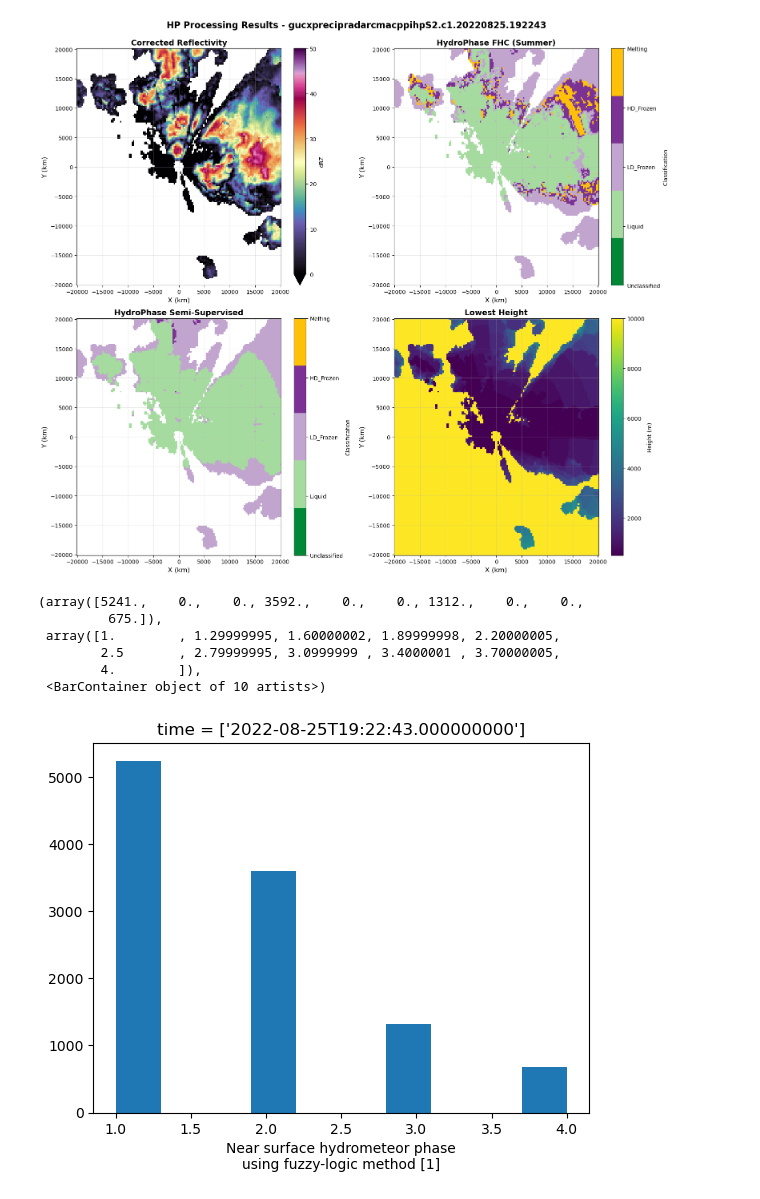
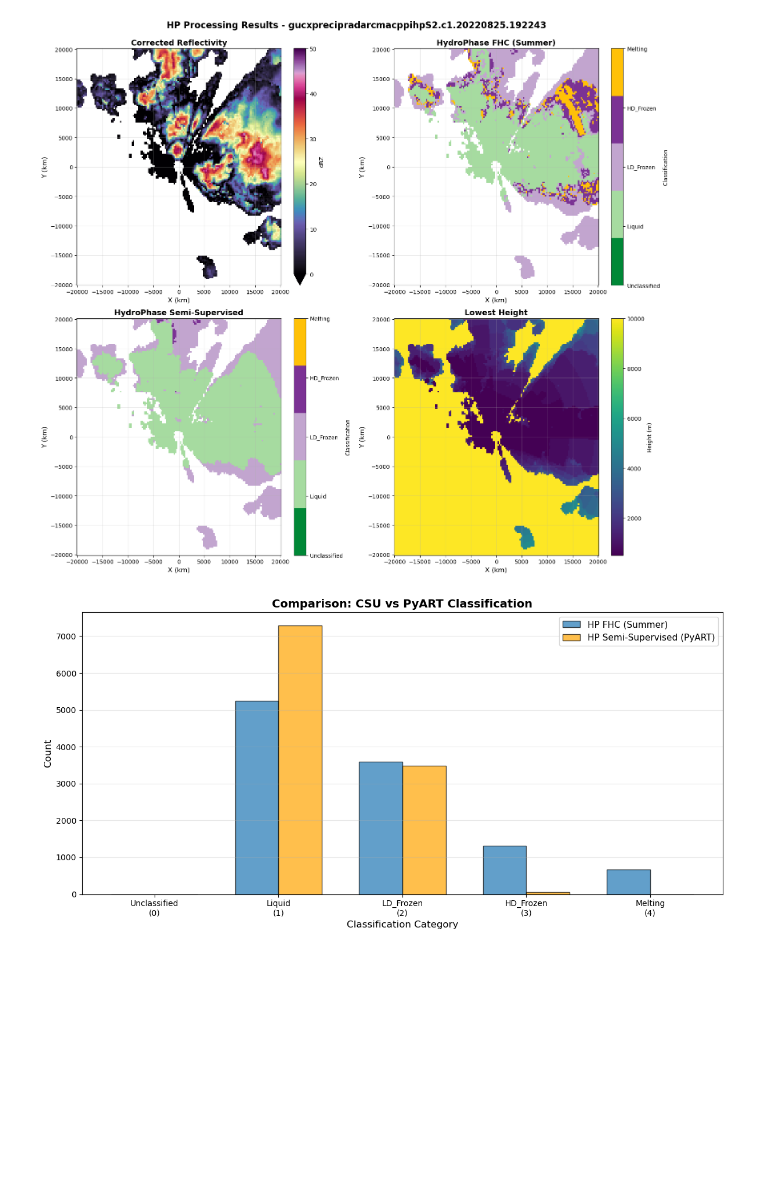
Before and after one commit to RBhupi/xprecipradarhp_vap_proc, a Jupyter notebook: sail_hp_src/run_test.ipynb, the cells around one changed output. Cells and saved outputs as stored; diff of their text form; code cells hidden in the pictures; blank space fills up the shorter version.

```diff
--- a/sail_hp_src/run_test.ipynb
+++ b/sail_hp_src/run_test.ipynb
@@ -234,12 +234,42 @@ plt.show()
 # %% [output]
 [figure]
 # %%
-output_ds.hp_fhc.plot.hist()
+# Create side-by-side (dodged) histogram comparing CSU and PyART classifications
+fig, ax = plt.subplots(1, 1, figsize=(12, 6))
+
+# Calculate histograms for both classifications
+hp_fhc_vals = output_ds.hp_fhc.values.flatten()
+hp_ssc_vals = output_ds.hp_ssc.values.flatten()
+
+# Remove NaN values
+hp_fhc_vals = hp_fhc_vals[~np.isnan(hp_fhc_vals)]
+hp_ssc_vals = hp_ssc_vals[~np.isnan(hp_ssc_vals)]
+
+# Count occurrences for each category (0-4)
+categories = np.arange(5)
+fhc_counts = [np.sum(hp_fhc_vals == i) for i in categories]
+ssc_counts = [np.sum(hp_ssc_vals == i) for i in categories]
+
+# Set bar width and positions
+bar_width = 0.35
+x_pos = np.arange(len(categories))
+
+# Create dodged bars
+bars1 = ax.bar(x_pos - bar_width/2, fhc_counts, bar_width,
+               label=f'HP FHC ({season.title()})', alpha=0.7, edgecolor='black')
+bars2 = ax.bar(x_pos + bar_width/2, ssc_counts, bar_width,
+               label='HP Semi-Supervised (PyART)', alpha=0.7, color='orange', edgecolor='black')
+
+# Customize plot
+ax.set_xlabel('Classification Category', fontsize=12)
+ax.set_ylabel('Count', fontsize=12)
+ax.set_title('Comparison: CSU vs PyART Classification', fontsize=14, fontweight='bold')
+ax.set_xticks(x_pos)
+ax.set_xticklabels(['Unclassified\n(0)', 'Liquid\n(1)', 'LD_Frozen\n(2)', 'HD_Frozen\n(3)', 'Melting\n(4)'])
+ax.legend(fontsize=11)
+ax.grid(True, alpha=0.3, axis='y')
+
+plt.tight_layout()
+plt.show()
 # %% [output]
-(array([5241.,    0.,    0., 3592.,    0.,    0., 1312.,    0.,    0.,
-         675.]),
- array([1.        , 1.29999995, 1.60000002, 1.89999998, 2.20000005,
-        2.5       , 2.79999995, 3.0999999 , 3.4000001 , 3.70000005,
-        4.        ]),
- <BarContainer object of 10 artists>)
-[figure, old version]
+[figure, new version]
```
